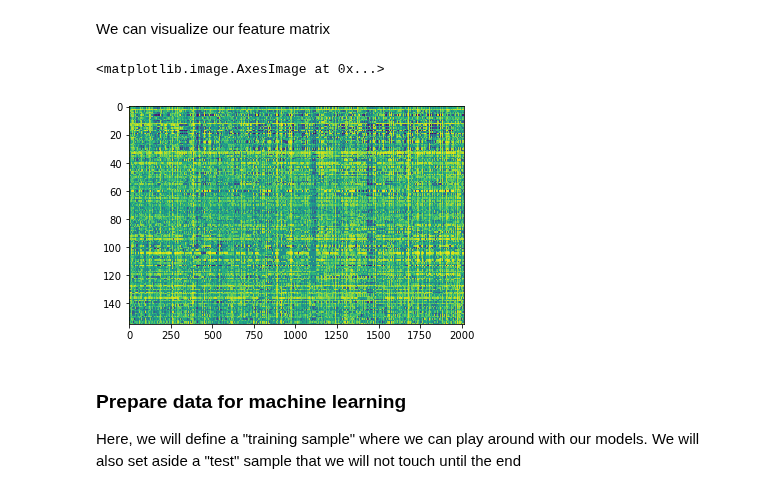
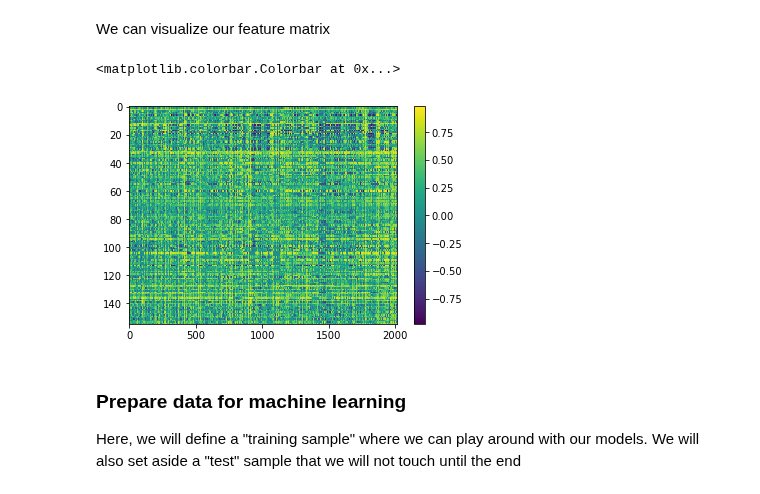
Before and after one commit to illdopejake/RS2018_Nilearn_tutorial, a Jupyter notebook: Nilearn_tutorial_2018.ipynb, the cells around one changed output. Saved outputs shown, nothing was run; the diff lists cells and outputs as text; code cells hidden in the pictures.

```diff
--- a/Nilearn_tutorial_2018.ipynb
+++ b/Nilearn_tutorial_2018.ipynb
@@ -612,9 +612,10 @@ Okay so we've got our features. Why that shape?
 We can visualize our feature matrix
 # %%
 plt.imshow(X_features, aspect='auto')
+plt.colorbar()
 # %% [output]
-<matplotlib.image.AxesImage at 0x...>
+<matplotlib.colorbar.Colorbar at 0x...>
-[figure, old version]
+[figure, new version]
 # %% [markdown]
 ### Prepare data for machine learning
 
```
Also changed, not shown: parts of 15 cells of this notebook.
